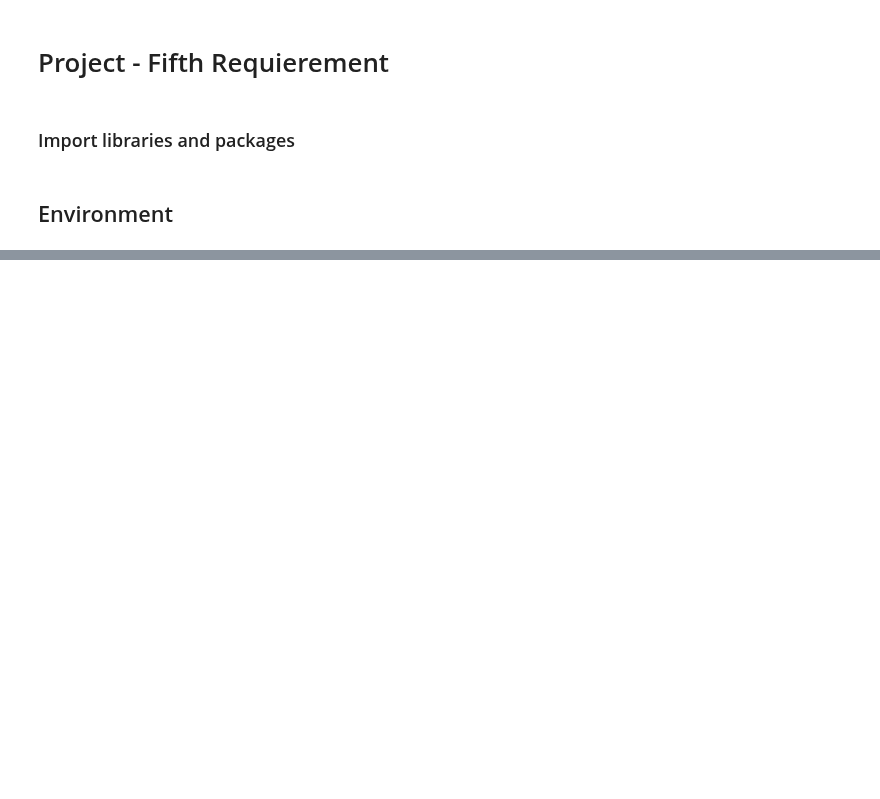
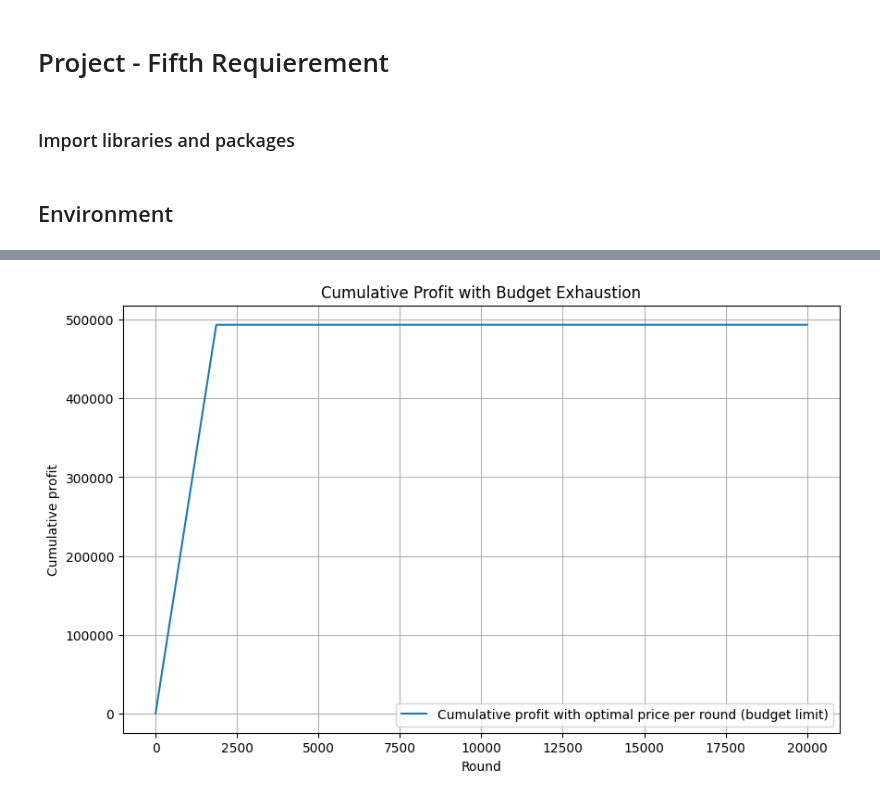
Before and after one commit to peetceenatoo/online-learning, a Jupyter notebook: R5.ipynb, the cells around one changed output, grey strips where cells are left out. Drawn from its saved outputs; the diff is of its cells as text; code cells hidden in the pictures; blank space fills up the shorter version.

```diff
--- a/R5.ipynb
+++ b/R5.ipynb
@@ -268,14 +237,0 @@ plt.show()
-# %%
-#Compute global average mean for each product
-global_means = np.mean(mean_valuation_schedule, axis=0)
-
-#Compute optimal static reward for each product
-static_best_prices = []
-static_best_rewards = []
-for i in range(N):
-    p_star, r_star = compute_best_price(P, cost_vector[i], global_means[i], std_valuations[i], buyers_per_round)
-    static_best_prices.append(p_star)
-    static_best_rewards.append(r_star)
-
-# Get oprimal reward for each rund
-reward_star_static = np.sum(static_best_rewards) * np.ones(T)
@@ -301,0 +238,69 @@ plt.show()
+# %%
+num_turns = len(mean_valuation_schedule)
+rounds_per_turn = T // num_turns
+
+profit_per_round = np.zeros(T)
+cumulative_cost = 0
+
+for turn_idx, mean_vals in enumerate(mean_valuation_schedule):
+    start_round = turn_idx * rounds_per_turn
+    end_round = (turn_idx + 1) * rounds_per_turn if turn_idx < num_turns - 1 else T
+
+    for t in range(start_round, end_round):
+        if cumulative_cost >= B:
+
+            profit_per_round[t] = 0
+            continue
+
+        total_profit = 0
+        total_cost = 0
+
+        for i in range(N):
+            mean_val = mean_vals[i]
+            cost = cost_vector[i]
+            std_val = std_valuations[i]
+
+
+            expected_profits = []
+            expected_demands = []
+            for p in P:
+                demand = buyers_per_round * (1 - norm.cdf(p, loc=mean_val, scale=std_val))
+                profit = (p - cost) * demand
+                expected_profits.append(profit)
+                expected_demands.append(demand)
+            expected_profits = np.array(expected_profits)
+            expected_demands = np.array(expected_demands)
+
+            idx_best = np.argmax(expected_profits)
+            best_p = P[idx_best]
+            best_demand = expected_demands[idx_best]
+            best_profit = expected_profits[idx_best]
+
+            cost_this_product = best_demand * cost
+
+
+            budget_left = B - cumulative_cost
+            if cost_this_product > budget_left:
+                fraction = budget_left / cost_this_product
+                best_demand *= fraction
+                cost_this_product = budget_left
+                best_profit = (best_p - cost) * best_demand
+
+            total_profit += best_profit
+            total_cost += cost_this_product
+
+        profit_per_round[t] = total_profit
+        cumulative_cost += total_cost
+
+cum_profit = np.cumsum(profit_per_round)
+
+plt.figure(figsize=(10, 6))
+plt.plot(cum_profit, label='Cumulative profit with optimal price per round (budget limit)')
+plt.xlabel("Round")
+plt.ylabel("Cumulative profit")
+plt.title("Cumulative Profit with Budget Exhaustion")
+plt.legend()
+plt.grid(True)
+plt.show()
+# %% [output]
+[figure, added]
```
Also changed, not shown: parts of 15 cells of this notebook.
